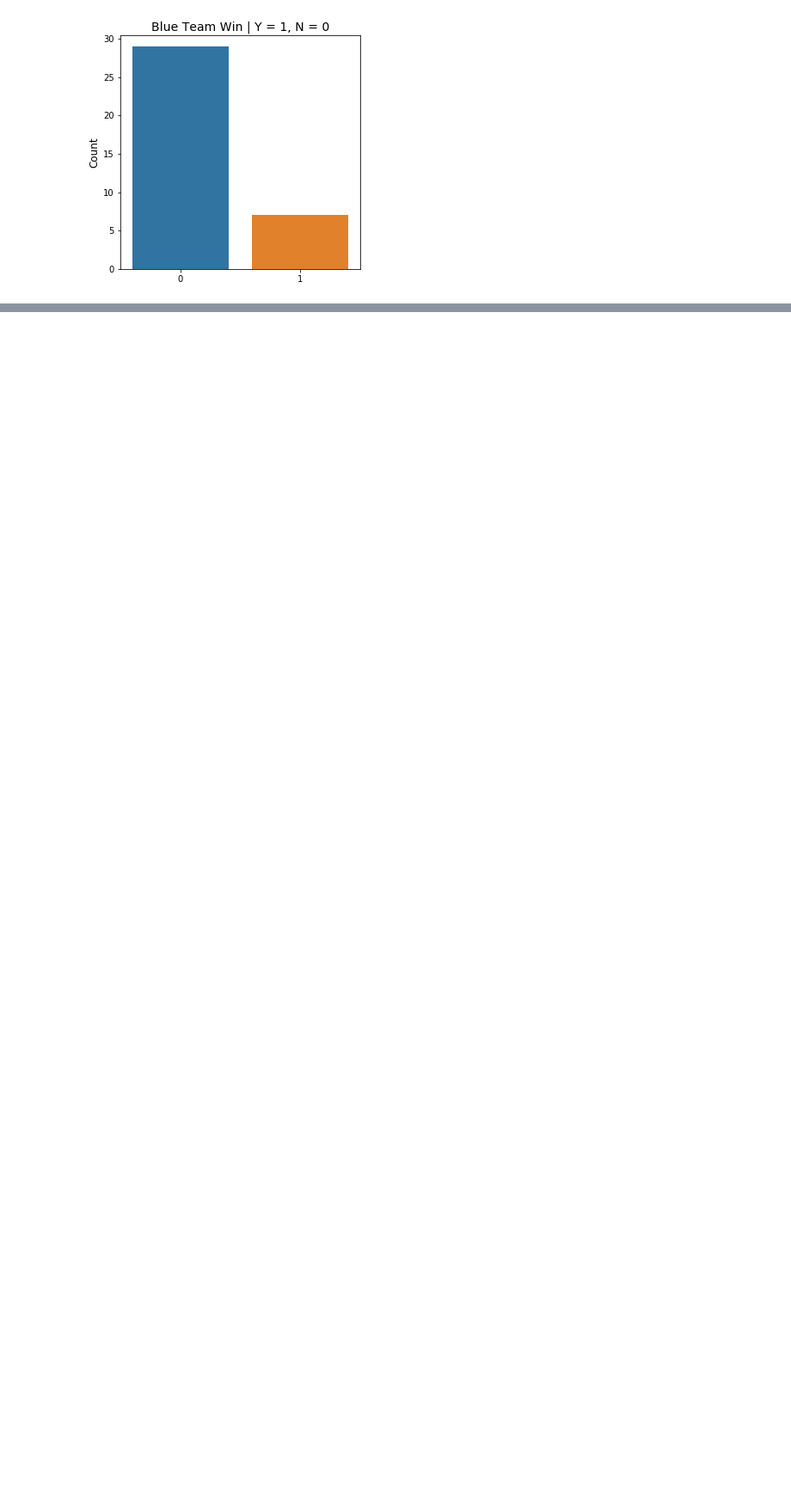
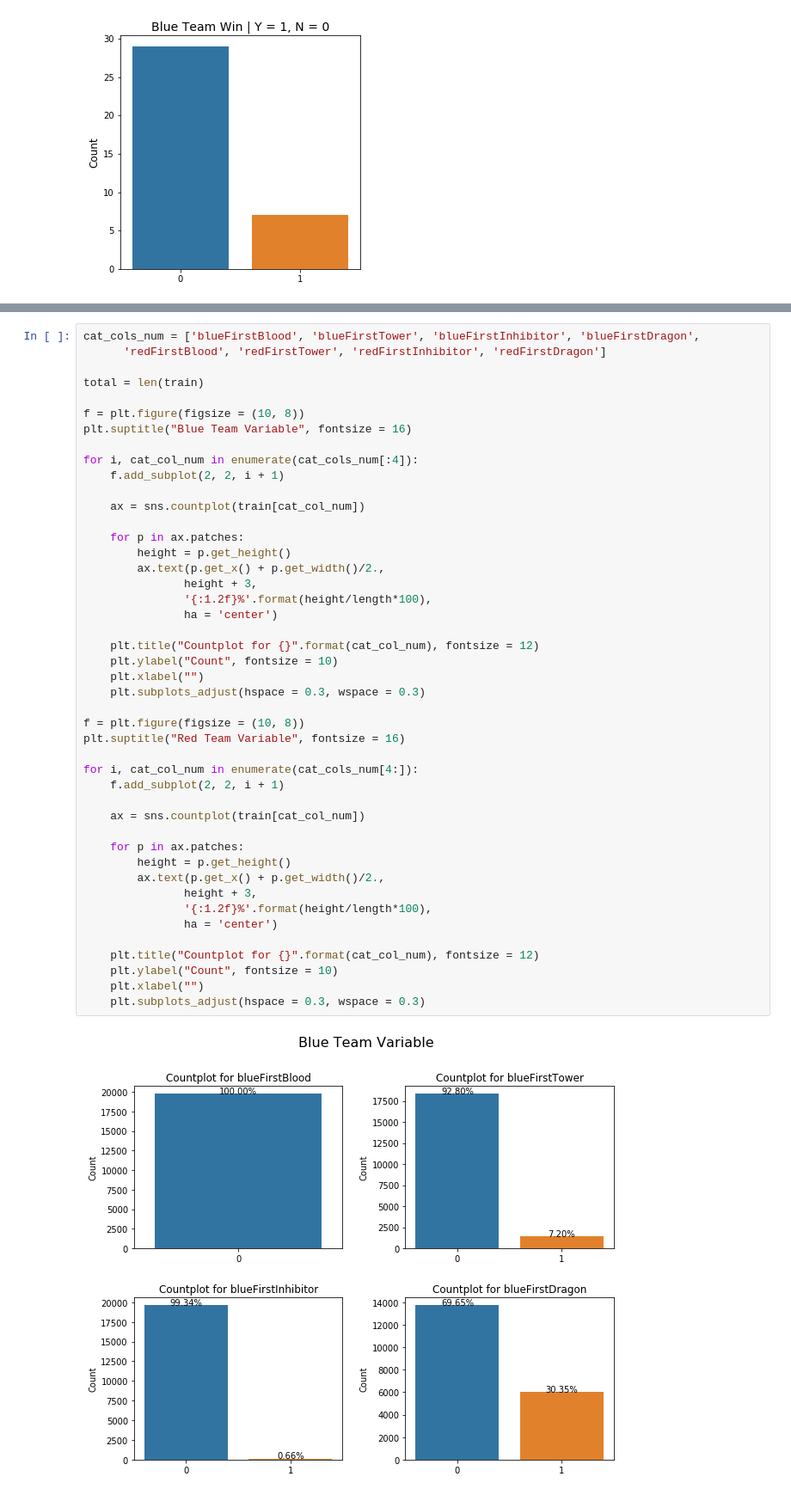
Before and after one commit to SSANGMAN/LoL, a Jupyter notebook: ipynb/Who_is_win_Exploratory Data Analysis_v1.ipynb, the cells around one changed output, grey strips where cells are left out. Shown: that part at 86% size. Cells and saved outputs as stored; diff of their text form; blank space fills up the shorter version.

```diff
--- a/ipynb/Who_is_win_Exploratory Data Analysis_v1.ipynb
+++ b/ipynb/Who_is_win_Exploratory Data Analysis_v1.ipynb
@@ -298,0 +338,47 @@ for i, cat_col in enumerate(cat_cols[2:]):
+# %%
+cat_cols_num = ['blueFirstBlood', 'blueFirstTower', 'blueFirstInhibitor', 'blueFirstDragon',
+      'redFirstBlood', 'redFirstTower', 'redFirstInhibitor', 'redFirstDragon']
+
+total = len(train)
+
+f = plt.figure(figsize = (10, 8))
+plt.suptitle("Blue Team Variable", fontsize = 16)
+
+for i, cat_col_num in enumerate(cat_cols_num[:4]):
+    f.add_subplot(2, 2, i + 1)
+
+    ax = sns.countplot(train[cat_col_num])
+
+    for p in ax.patches:
+        height = p.get_height()
+        ax.text(p.get_x() + p.get_width()/2.,
+               height + 3,
+               '{:1.2f}%'.format(height/length*100),
+               ha = 'center')
+
+    plt.title("Countplot for {}".format(cat_col_num), fontsize = 12)
+    plt.ylabel("Count", fontsize = 10)
+    plt.xlabel("")
+    plt.subplots_adjust(hspace = 0.3, wspace = 0.3)
+
+f = plt.figure(figsize = (10, 8))
+plt.suptitle("Red Team Variable", fontsize = 16)
+
+for i, cat_col_num in enumerate(cat_cols_num[4:]):
+    f.add_subplot(2, 2, i + 1)
+
+    ax = sns.countplot(train[cat_col_num])
+
+    for p in ax.patches:
+        height = p.get_height()
+        ax.text(p.get_x() + p.get_width()/2.,
+               height + 3,
+               '{:1.2f}%'.format(height/length*100),
+               ha = 'center')
+
+    plt.title("Countplot for {}".format(cat_col_num), fontsize = 12)
+    plt.ylabel("Count", fontsize = 10)
+    plt.xlabel("")
+    plt.subplots_adjust(hspace = 0.3, wspace = 0.3)
+# %% [output]
+[figure, added]
```
Also changed, not shown: parts of 11 cells of this notebook.
